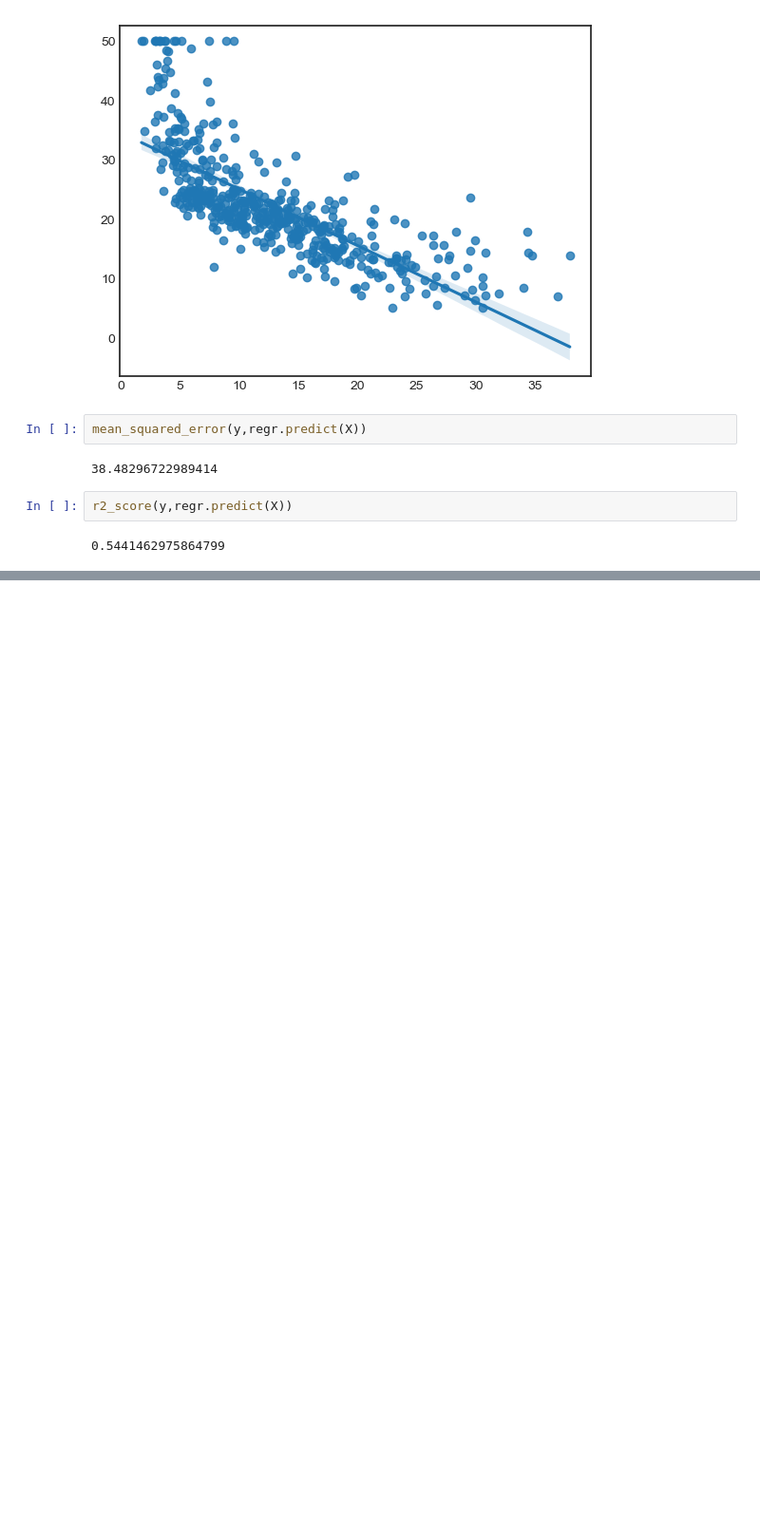
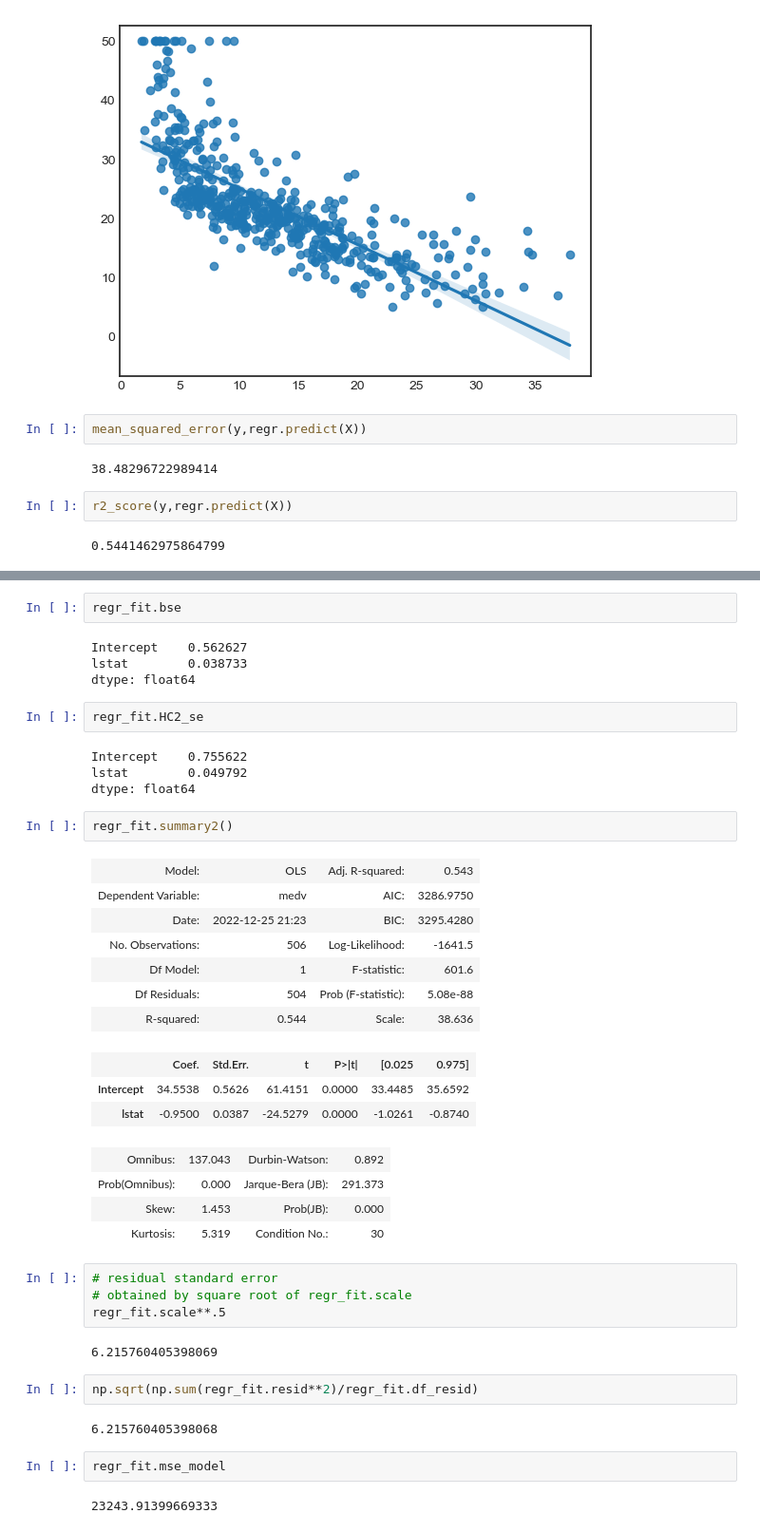
Before and after one commit to ASarkar94/ISLRv2, a Jupyter notebook: ch03_linear_regression/ch03_linear_regresion_01.ipynb, the cells around one changed output, grey strips where cells are left out. Shown: that part at 95% size. Cells and saved outputs as stored; diff of their text form; blank space fills up the shorter version.

```diff
--- a/ch03_linear_regression/ch03_linear_regresion_01.ipynb
+++ b/ch03_linear_regression/ch03_linear_regresion_01.ipynb
@@ -164,0 +158,43 @@ Length: 506, dtype: float64
+# %%
+regr_fit.bse
+# %% [output]
+Intercept    0.562627
+lstat        0.038733
+dtype: float64
+# %%
+regr_fit.HC2_se
+# %% [output]
+Intercept    0.755622
+lstat        0.049792
+dtype: float64
+# %%
+regr_fit.summary2()
+# %% [output]
+| Model: | OLS | Adj. R-squared: | 0.543 |
+| Dependent Variable: | medv | AIC: | 3286.9750 |
+| Date: | 2022-12-25 21:23 | BIC: | 3295.4280 |
+| No. Observations: | 506 | Log-Likelihood: | -1641.5 |
+| Df Model: | 1 | F-statistic: | 601.6 |
+| Df Residuals: | 504 | Prob (F-statistic): | 5.08e-88 |
+| R-squared: | 0.544 | Scale: | 38.636 |
+|  | Coef. | Std.Err. | t | P>|t| | [0.025 | 0.975] |
+| Intercept | 34.5538 | 0.5626 | 61.4151 | 0.0000 | 33.4485 | 35.6592 |
+| lstat | -0.9500 | 0.0387 | -24.5279 | 0.0000 | -1.0261 | -0.8740 |
+| Omnibus: | 137.043 | Durbin-Watson: | 0.892 |
+| Prob(Omnibus): | 0.000 | Jarque-Bera (JB): | 291.373 |
+| Skew: | 1.453 | Prob(JB): | 0.000 |
+| Kurtosis: | 5.319 | Condition No.: | 30 |
+# %%
+# residual standard error
+# obtained by square root of regr_fit.scale
+regr_fit.scale**.5
+# %% [output]
+6.215760405398069
+# %%
+np.sqrt(np.sum(regr_fit.resid**2)/regr_fit.df_resid)
+# %% [output]
+6.215760405398068
+# %%
+regr_fit.mse_model
+# %% [output]
+23243.91399669333
```
Also changed, not shown: parts of 16 cells of this notebook, 25 other files.
